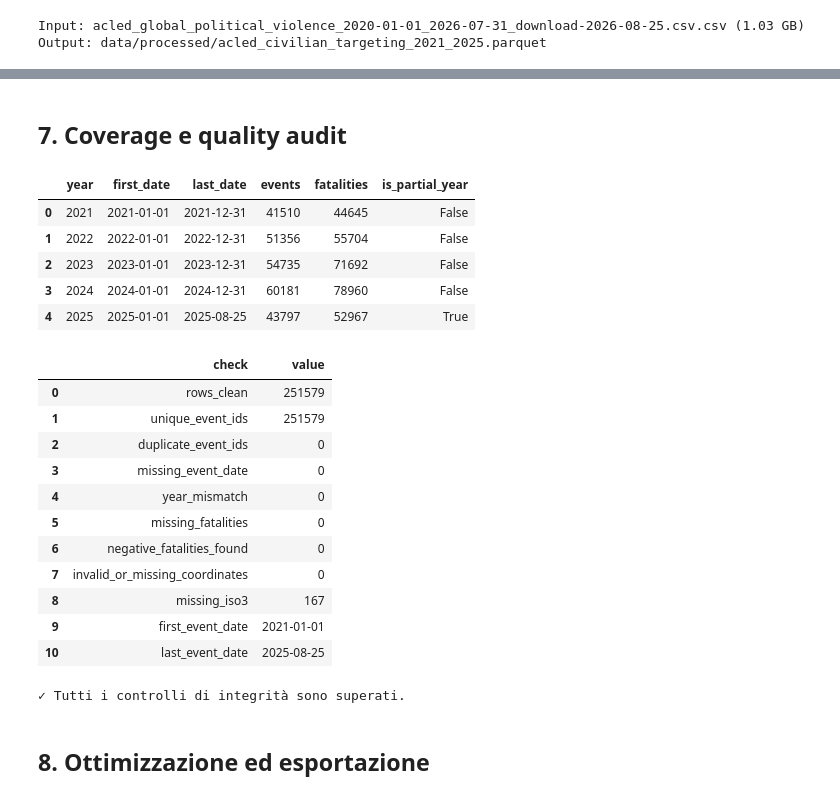
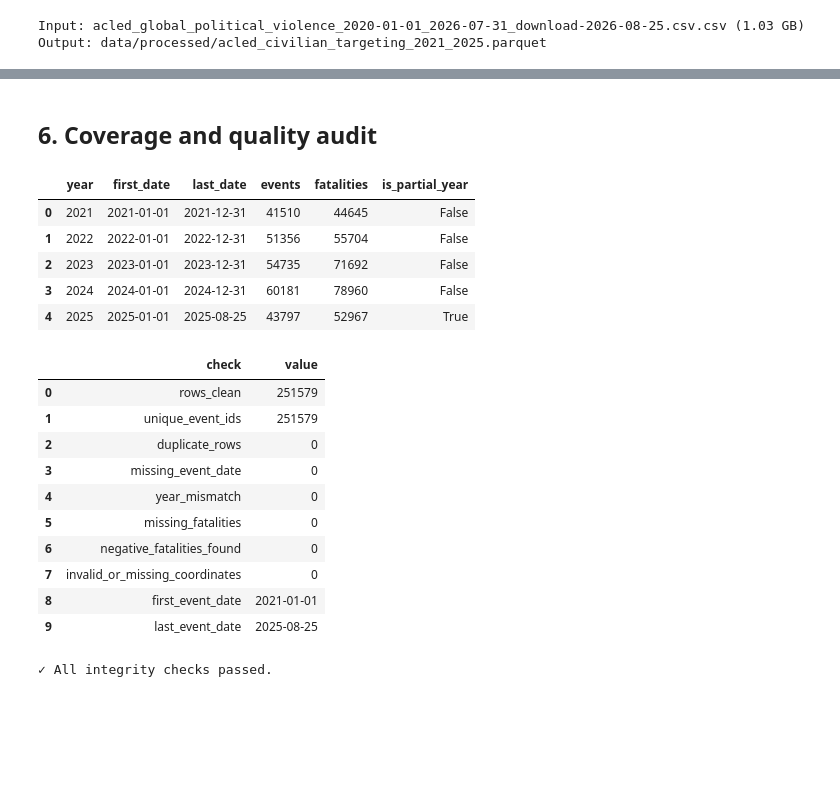
Before and after one commit to nikswh/datavisualization-project, a Jupyter notebook: 01_acled_data_cleaning.ipynb, the cells around one changed output, grey strips where cells are left out. Saved outputs shown, nothing was run; the diff lists cells and outputs as text; code cells hidden in the pictures; blank space fills up the shorter version.

```diff
--- a/01_acled_data_cleaning.ipynb
+++ b/01_acled_data_cleaning.ipynb
@@ -21,9 +21,8 @@ import platform
 import numpy as np
 import pandas as pd
 import pyarrow
-import pycountry
 
-pd.set_option("display.max_columns", 100)
+pd.set_option("display.max_columns", 50)
 pd.set_option("display.max_colwidth", 120)
 
 print(f"Python: {platform.python_version()}")
@@ -204,23 +172,26 @@ L'identificativo ACLED `event_id_cnty` deve essere unico. Rimuoviamo eventuali d
 # %%
 rows_before_rules = len(df)
-duplicate_ids = int(df.duplicated(subset="event_id_cnty", keep=False).sum())
+duplicate_rows = int(df.duplicated(subset="event_id_cnty", keep=False).sum())
 
 df = (
     df.sort_values(["event_id_cnty", "timestamp"], na_position="first")
       .drop_duplicates(subset="event_id_cnty", keep="last")
 )
 
+required_fields = [
+    "event_id_cnty", "event_date", "event_type", "sub_event_type",
+    "civilian_targeting", "region", "country", "fatalities",
+]
 valid_core = (
-    df["event_id_cnty"].notna()
-    & df["event_date"].notna()
+    df[required_fields].notna().all(axis=1)
     & df["year"].between(START_YEAR, END_YEAR, inclusive="both")
     & ~df["year_mismatch"]
 )
 rows_invalid_core = int((~valid_core).sum())
 df = df.loc[valid_core].copy()
 
-print(f"Righe prima delle regole: {rows_before_rules:,}")
-print(f"Righe coinvolte in ID duplicati: {duplicate_ids:,}")
-print(f"Righe rimosse per campi core non validi: {rows_invalid_core:,}")
-print(f"Righe pulite: {len(df):,}")
+print(f"Rows before validity rules: {rows_before_rules:,}")
+print(f"Rows involved in duplicate IDs: {duplicate_rows:,}")
+print(f"Rows removed for missing/invalid required fields: {rows_invalid_core:,}")
+print(f"Clean rows: {len(df):,}")
 # %% [output]
@@ -283,5 +202,5 @@ Finestra comparabile: 1 gennaio–25/08 di ogni anno
 # %% [markdown]
-## 7. Coverage e quality audit
+## 6. Coverage and quality audit
 # %%
 year_coverage = (
     df.groupby("year", observed=True)
@@ -291,59 +210,56 @@ year_coverage = (
           events=("event_id_cnty", "size"),
           fatalities=("fatalities", "sum"),
       )
       .reset_index()
 )
 year_coverage["is_partial_year"] = year_coverage["last_date"].dt.strftime("%m-%d").ne("12-31")
-display(year_coverage)
 
 quality_audit = pd.DataFrame({
     "check": [
-        "rows_clean", "unique_event_ids", "duplicate_event_ids",
+        "rows_clean", "unique_event_ids", "duplicate_rows",
         "missing_event_date", "year_mismatch", "missing_fatalities",
         "negative_fatalities_found", "invalid_or_missing_coordinates",
-        "missing_iso3", "first_event_date", "last_event_date",
+        "first_event_date", "last_event_date",
     ],
     "value": [
-        len(df), df["event_id_cnty"].nunique(), duplicate_ids,
+        len(df), df["event_id_cnty"].nunique(), duplicate_rows,
         int(df["event_date"].isna().sum()), int(df["year_mismatch"].sum()),
         int(df["fatalities"].isna().sum()), int(df["fatalities_invalid"].sum()),
-        int((~df["coordinates_valid"]).sum()), int(df["iso3"].isna().sum()),
+        int((~df["coordinates_valid"]).sum()),
         df["event_date"].min().date().isoformat(),
         df["event_date"].max().date().isoformat(),
     ],
 })
+
+display(year_coverage)
 display(quality_audit)
+
+assert df["event_id_cnty"].is_unique
+assert df["event_date"].notna().all()
+assert df["year"].between(START_YEAR, END_YEAR).all()
+assert df["civilian_targeting"].eq("Civilian targeting").all()
+assert df["fatalities"].ge(0).all()
+assert df.loc[df["coordinates_valid"], "latitude"].between(-90, 90).all()
+assert df.loc[df["coordinates_valid"], "longitude"].between(-180, 180).all()
+assert df["event_date"].min() == pd.Timestamp("2021-01-01")
+assert df["event_date"].max() == pd.Timestamp("2025-08-25")
+print("✓ All integrity checks passed.")
 # %% [output]
 |  | year | first_date | last_date | events | fatalities | is_partial_year |
 | 0 | 2021 | 2021-01-01 | 2021-12-31 | 41510 | 44645 | False |
 | 1 | 2022 | 2022-01-01 | 2022-12-31 | 51356 | 55704 | False |
 | 2 | 2023 | 2023-01-01 | 2023-12-31 | 54735 | 71692 | False |
 | 3 | 2024 | 2024-01-01 | 2024-12-31 | 60181 | 78960 | False |
 | 4 | 2025 | 2025-01-01 | 2025-08-25 | 43797 | 52967 | True |
 |  | check | value |
 | 0 | rows_clean | 251579 |
 | 1 | unique_event_ids | 251579 |
-| 2 | duplicate_event_ids | 0 |
+| 2 | duplicate_rows | 0 |
 | 3 | missing_event_date | 0 |
 | 4 | year_mismatch | 0 |
 | 5 | missing_fatalities | 0 |
 | 6 | negative_fatalities_found | 0 |
 | 7 | invalid_or_missing_coordinates | 0 |
-| 8 | missing_iso3 | 167 |
-| 9 | first_event_date | 2021-01-01 |
-| 10 | last_event_date | 2025-08-25 |
+| 8 | first_event_date | 2021-01-01 |
+| 9 | last_event_date | 2025-08-25 |
+✓ All integrity checks passed.
-# %%
-# Test automatici: il notebook si interrompe se le assunzioni principali non sono vere.
-assert df["event_id_cnty"].is_unique, "event_id_cnty non è univoco"
-assert df["event_date"].notna().all(), "Sono presenti date mancanti/non valide"
-assert df["year"].between(START_YEAR, END_YEAR).all(), "Sono presenti anni fuori periodo"
-assert df["civilian_targeting"].eq("Civilian targeting").all(), "Filtro civilian targeting non rispettato"
-assert df["fatalities"].dropna().ge(0).all(), "Sono presenti fatalità negative"
-assert df.loc[df["coordinates_valid"], "latitude"].between(-90, 90).all()
-assert df.loc[df["coordinates_valid"], "longitude"].between(-180, 180).all()
-
-print("✓ Tutti i controlli di integrità sono superati.")
-# %% [output]
-✓ Tutti i controlli di integrità sono superati.
-# %% [markdown]
-## 8. Ottimizzazione ed esportazione
```
Also changed, not shown: parts of 24 cells of this notebook, 6 other files.
